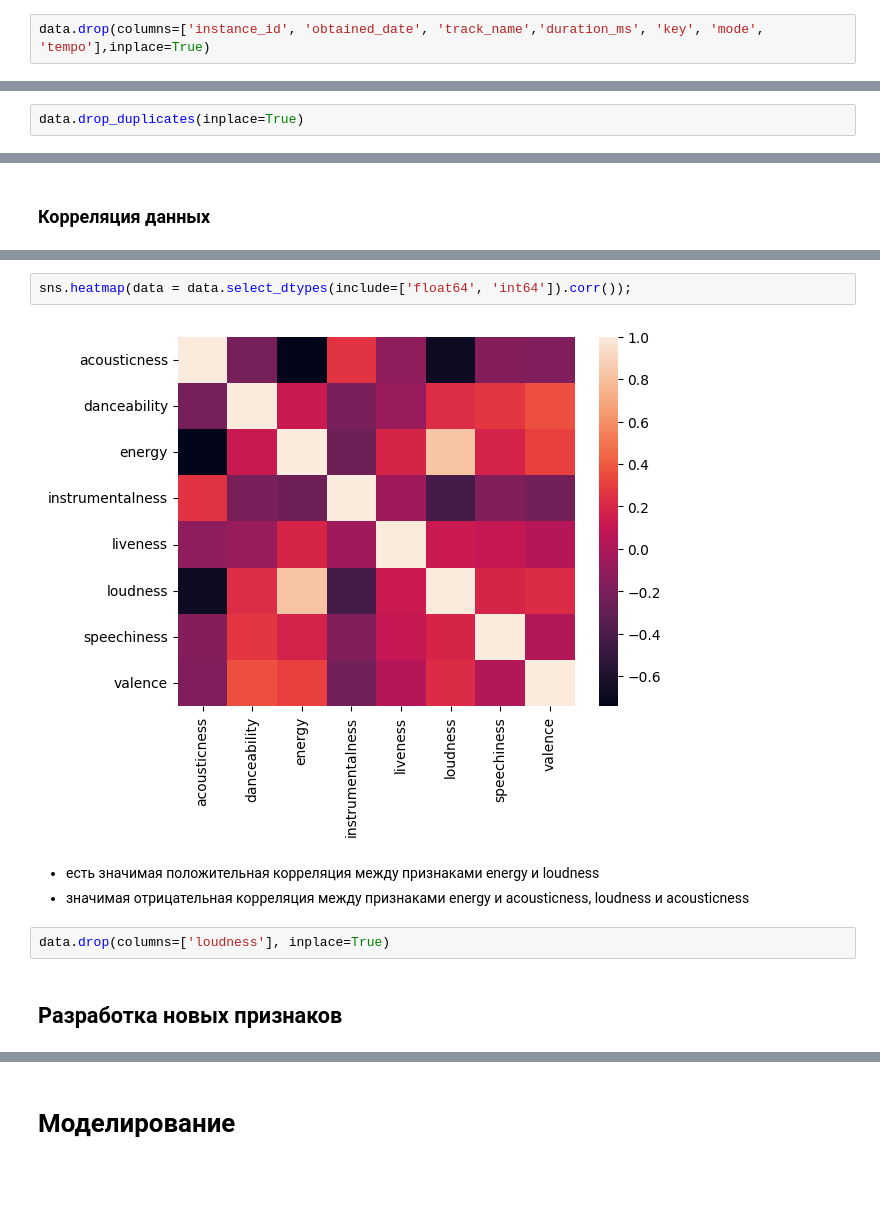
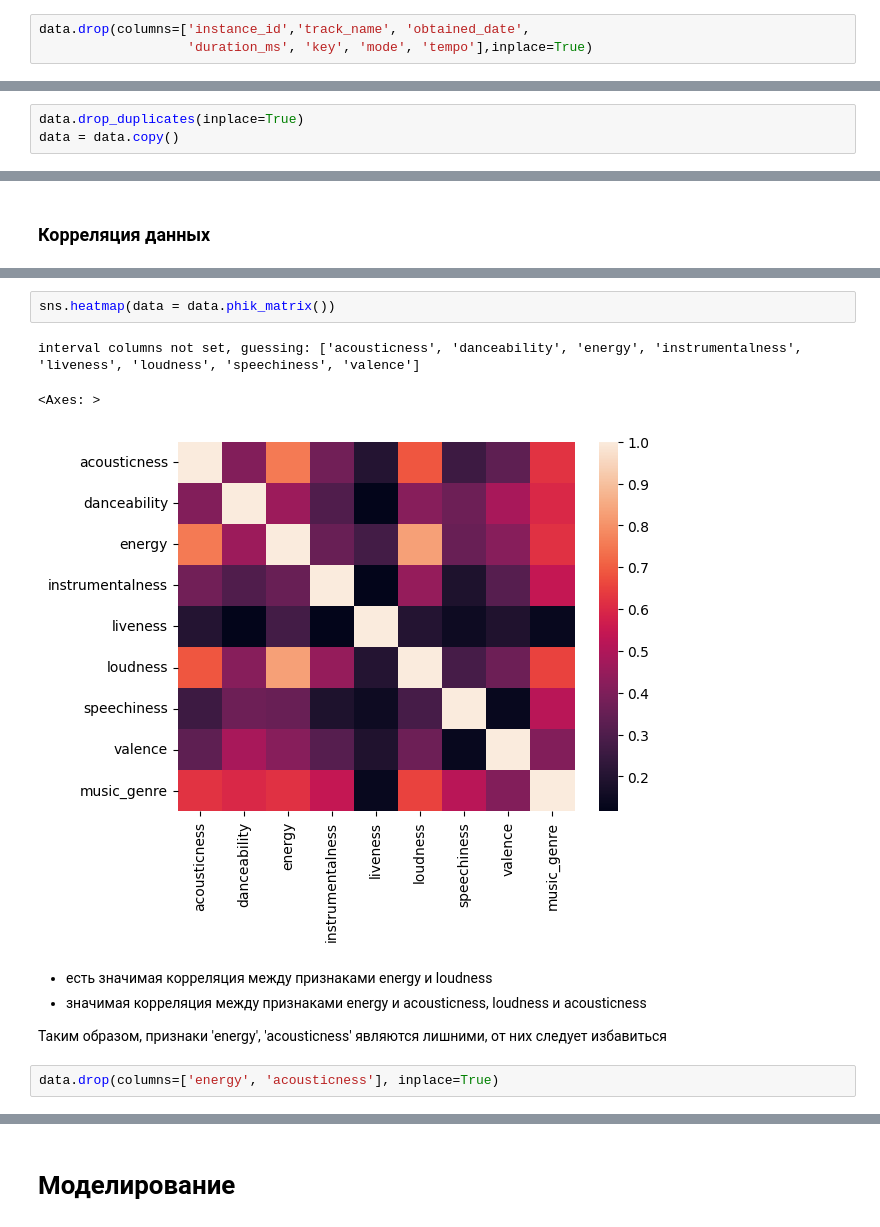
Before and after one commit to MasterVvisput/Learning-with-a-teacher, a Jupyter notebook: Соревнование.ipynb, the cells around one changed output, grey strips where cells are left out. Saved outputs shown, nothing was run; the diff lists cells and outputs as text; blank space fills up the shorter version.

```diff
--- a/Соревнование.ipynb
+++ b/Соревнование.ipynb
@@ -206,5 +209,6 @@ summary_cat(data)
 # %% [markdown]
 Категориальные признаки 'instance_id', 'obtained_date', 'track_name' не содержат никакой информации о жанре, поэтому являются ненужными.
 # %%
-data.drop(columns=['instance_id', 'obtained_date', 'track_name','duration_ms', 'key', 'mode', 'tempo'],inplace=True)
+data.drop(columns=['instance_id','track_name', 'obtained_date',
+                   'duration_ms', 'key', 'mode', 'tempo'],inplace=True)
 # %%
@@ -237,6 +242,7 @@ print(f'Дублей в датасете: {data.duplicated().sum()}')
 Дублей в датасете: 7
 # %%
 data.drop_duplicates(inplace=True)
+data = data.copy()
 # %%
 print(f'{data.shape[0]} наблюдений и {data.shape[1]} признаков в датасете')
 # %% [output]
@@ -329,11 +353,13 @@ plt.show()
 # %%
-sns.heatmap(data = data.select_dtypes(include=['float64', 'int64']).corr());
+sns.heatmap(data = data.phik_matrix())
 # %% [output]
+interval columns not set, guessing: ['acousticness', 'danceability', 'energy', 'instrumentalness', 'liveness', 'loudness', 'speechiness', 'valence']
+<Axes: >
-[figure, old version]
+[figure, new version]
 # %% [markdown]
-- есть значимая положительная корреляция между признаками energy и loudness
-- значимая отрицательная корреляция между признаками energy и acousticness, loudness и acousticness
+- есть значимая  корреляция между признаками energy и loudness
+- значимая корреляция между признаками energy и acousticness, loudness и acousticness
+
+Таким образом, признаки 'energy', 'acousticness' являются лишними, от них следует избавиться
 # %%
-data.drop(columns=['loudness'], inplace=True)
+data.drop(columns=['energy', 'acousticness'], inplace=True)
-# %% [markdown]
-## Разработка новых признаков
```
Also changed, not shown: parts of 54 cells of this notebook.
